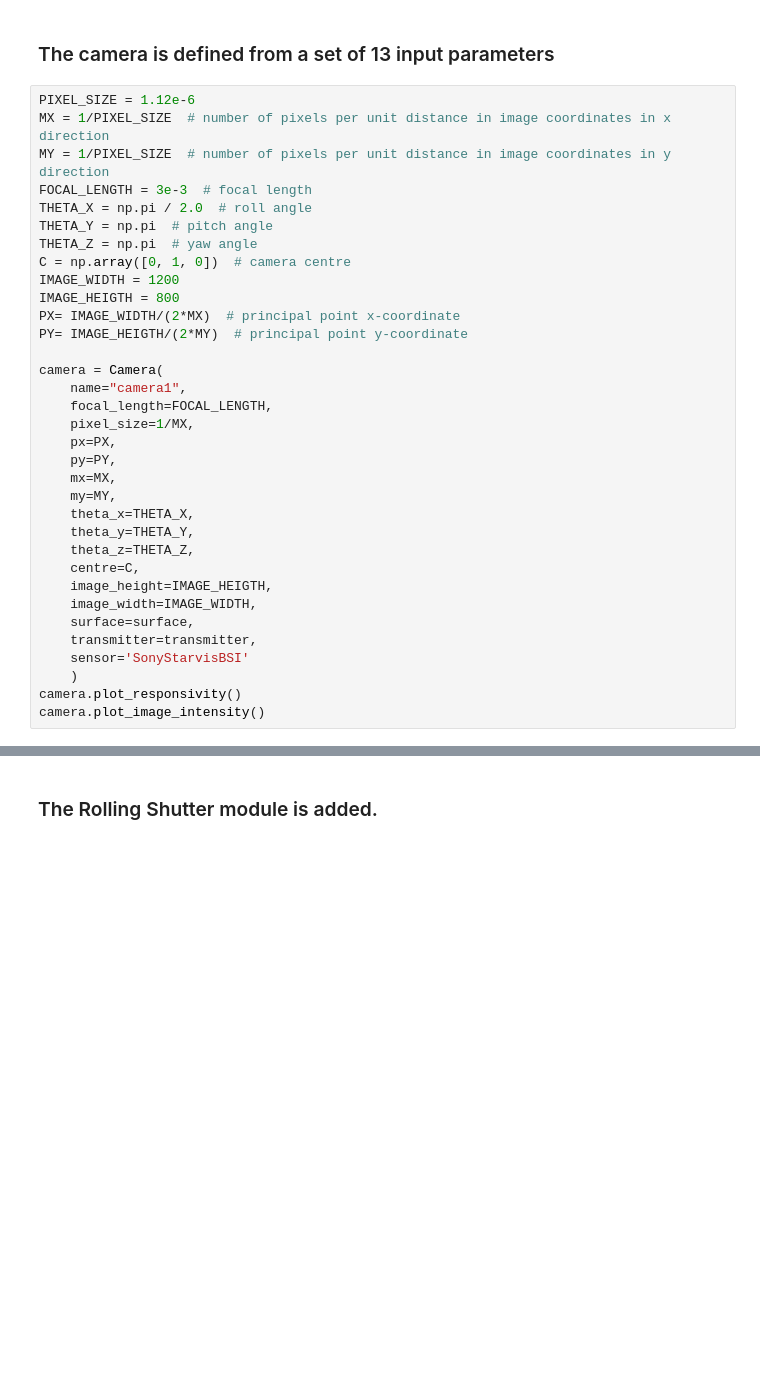
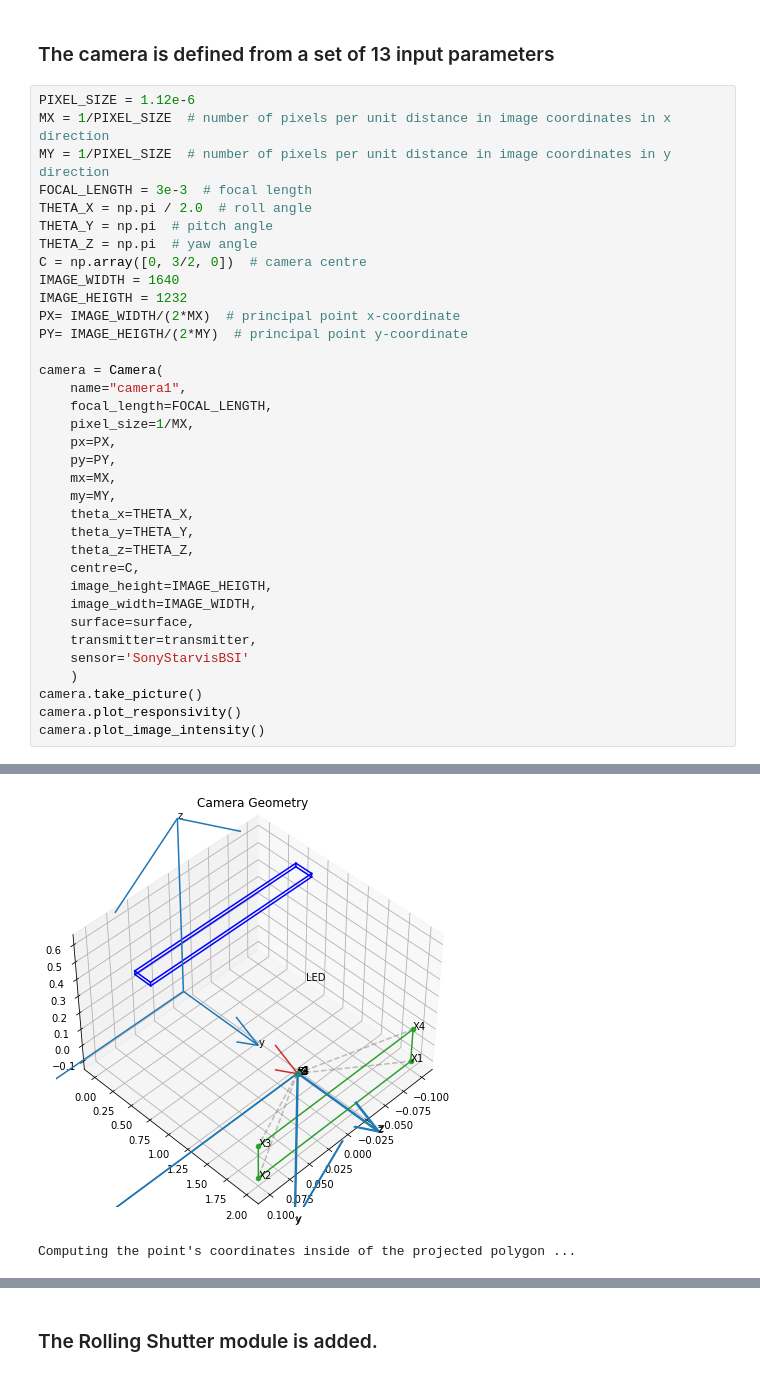
Before and after one commit to jufgutierrezgo/rs-vlc-model, a Jupyter notebook: simulation-configB.ipynb, the cells around one changed output, grey strips where cells are left out. Drawn from its saved outputs; the diff is of its cells as text; blank space fills up the shorter version.

```diff
--- a/simulation-configB.ipynb
+++ b/simulation-configB.ipynb
@@ -57,9 +83,9 @@ FOCAL_LENGTH = 3e-3  # focal length
 THETA_X = np.pi / 2.0  # roll angle
 THETA_Y = np.pi  # pitch angle
 THETA_Z = np.pi  # yaw angle
-C = np.array([0, 1, 0])  # camera centre
-IMAGE_WIDTH = 1200
-IMAGE_HEIGTH = 800
+C = np.array([0, 3/2, 0])  # camera centre
+IMAGE_WIDTH = 1640
+IMAGE_HEIGTH = 1232
 PX= IMAGE_WIDTH/(2*MX)  # principal point x-coordinate
 PY= IMAGE_HEIGTH/(2*MY)  # principal point y-coordinate
 
@@ -81,5 +107,7 @@ camera = Camera(
     transmitter=transmitter,
     sensor='SonyStarvisBSI'
     )
+camera.take_picture()
 camera.plot_responsivity()
 camera.plot_image_intensity()
+# %% [output]
@@ -85,0 +129,2 @@ camera.plot_image_intensity()
+[figure, added]
+Computing the point's coordinates inside of the projected polygon ...
```
Also changed, not shown: parts of 9 cells of this notebook, 9 other files.
